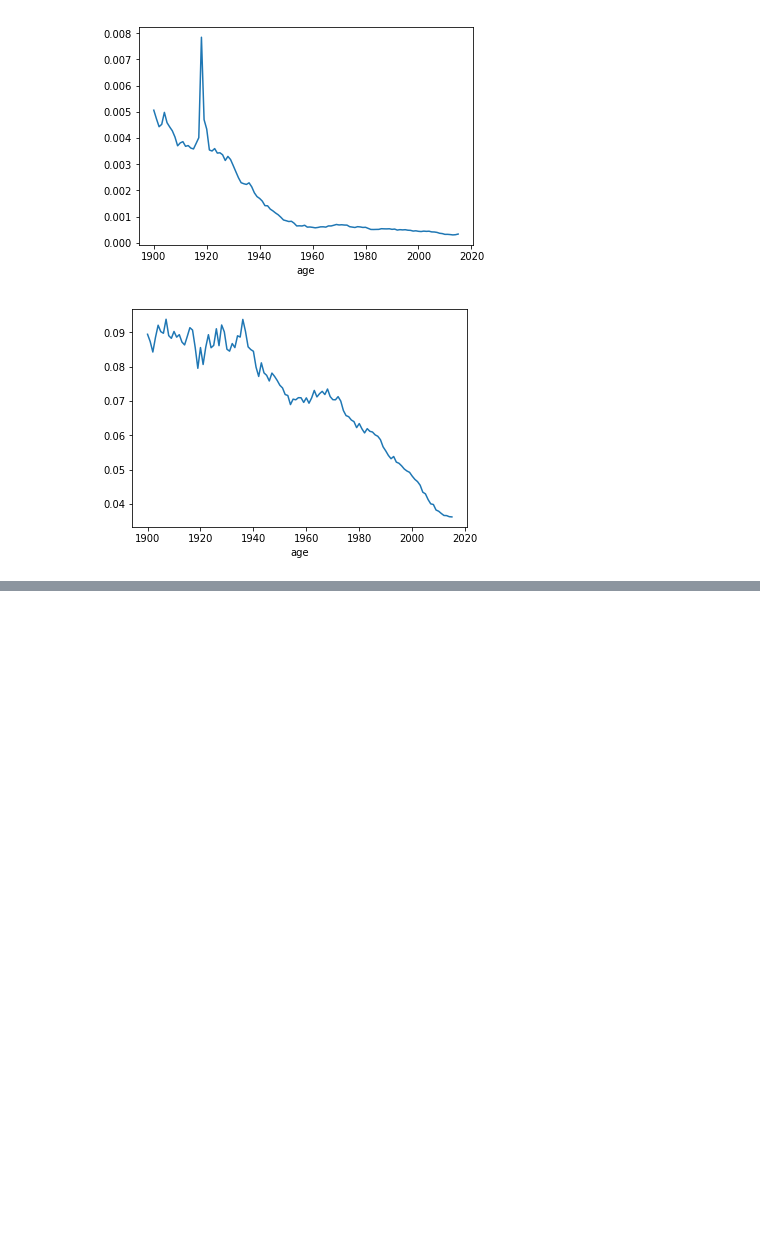
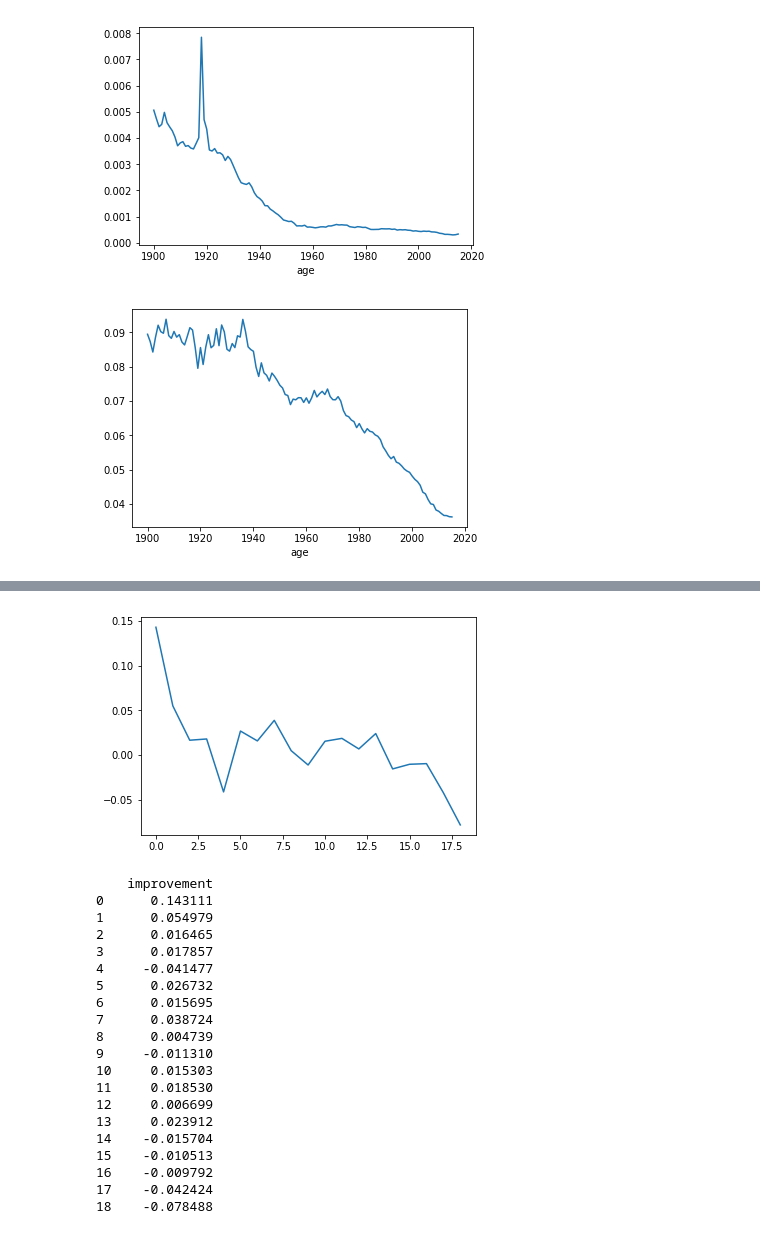
Before and after one commit to 1ScottWright/Mortality_Project, a Jupyter notebook: code/Data_load_and_clean.ipynb, the cells around one changed output, grey strips where cells are left out. Saved outputs shown, nothing was run; the diff lists cells and outputs as text; code cells hidden in the pictures; blank space fills up the shorter version.

```diff
--- a/code/Data_load_and_clean.ipynb
+++ b/code/Data_load_and_clean.ipynb
@@ -38,7 +40,3 @@ plot_age(female, 18)
 plot_age(male, 75)
 # %% [output]
 [figure]
-# %%
-def plot_rate_of_change(df, age, years = 25):
-    # plots the rate of change for the most recent 'years' years
-    # this is the mortality improvement or disimprovemennt for those years
@@ -102,0 +47,40 @@ male.diff(axis=1,periods=1)
+# %%
+def plot_rate_of_change(qx_vector):
+    qx_vector = np.array(qx_vector)
+    j = len(qx_vector)
+    if j <= 1:
+        print("Mortality info passed to function not large enough to compute qx improvement.")
+        pass
+    qx_improve = []
+    for i in range(j-1):
+        qx_improve.append(1-qx_vector[i+1]/qx_vector[i])
+
+    qxi = pd.DataFrame({'improvement':qx_improve})
+    qxi['improvement'].plot(kind='line')
+    plt.show();
+    print(qxi)
+    return
+# %%
+plot_rate_of_change(male.iloc[35,-20:])
+# %% [output]
+[figure, added]
+    improvement
+0      0.143111
+1      0.054979
+2      0.016465
+3      0.017857
+4     -0.041477
+5      0.026732
+6      0.015695
+7      0.038724
+8      0.004739
+9     -0.011310
+10     0.015303
+11     0.018530
+12     0.006699
+13     0.023912
+14    -0.015704
+15    -0.010513
+16    -0.009792
+17    -0.042424
+18    -0.078488
```
Also changed, not shown: parts of 18 cells of this notebook.
